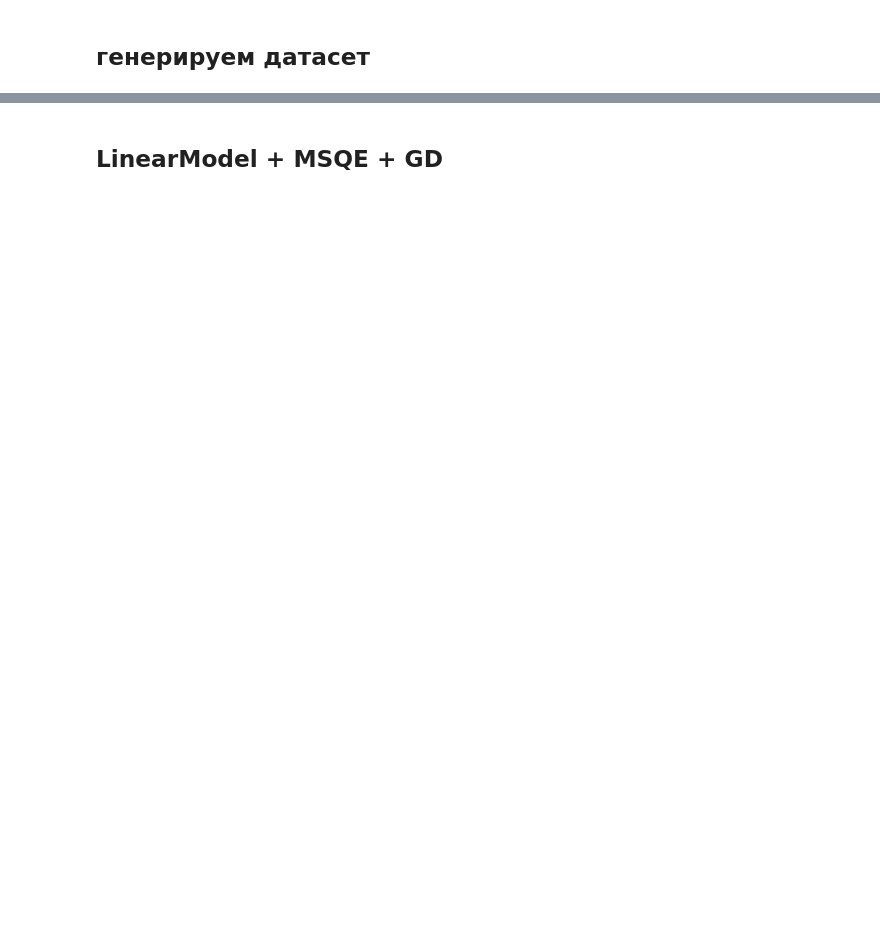
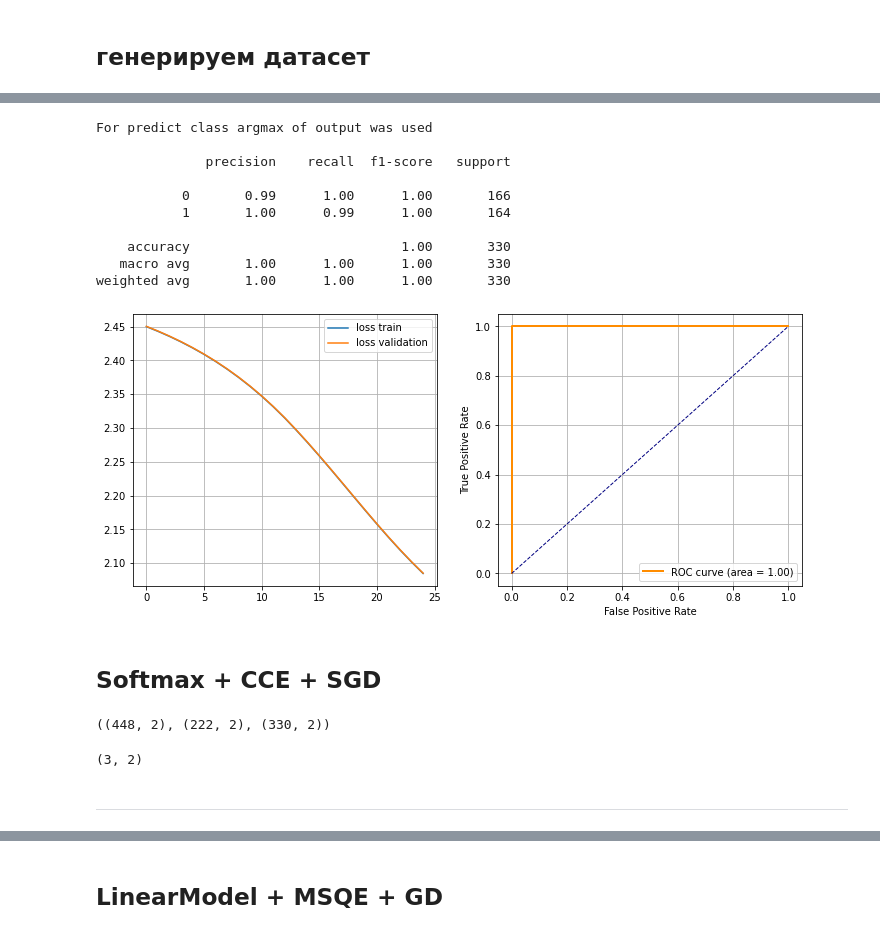
Before and after one commit to mechanoid5/ml_lib, a Jupyter notebook: classifier.ipynb, the cells around one changed output, grey strips where cells are left out. Saved outputs shown, nothing was run; the diff lists cells and outputs as text; code cells hidden in the pictures; blank space fills up the shorter version.

```diff
--- a/classifier.ipynb
+++ b/classifier.ipynb
@@ -62,0 +100,19 @@ ax2.grid()
+# %%
+from lib.loss.msqe import MSQE
+loss_train = MSQE(model)
+loss_val = MSQE(model)
+# %%
+from lib.optimizer.gd import GD
+from lib.optimizer.lrate import ConstLRA
+
+lra = ConstLRA(.1)
+
+model = GD(
+    loss=loss_train,
+    loss_val=loss_val,
+    lra=lra,
+).fit(
+    data_train=[X_train,y_train],
+    data_val=[X_val,y_val],
+    n_epoch=25,
+)
@@ -62,0 +122,47 @@ ax2.grid()
+# %%
+from lib.estimator.classifier import ClassifierEstimator # оценка классификатора
+# ClassifierEstimator(target,predict_score,loss_history)
+ClassifierEstimator(
+    target=target_test,
+    predict_score=model.predict(X_test),
+    loss_train_history=loss_train.history,
+    loss_val_history=loss_val.history,
+).estimate()
+# %% [output]
+For predict class argmax of output was used
+
+              precision    recall  f1-score   support
+
+           0       0.99      1.00      1.00       166
+           1       1.00      0.99      1.00       164
+
+    accuracy                           1.00       330
+   macro avg       1.00      1.00      1.00       330
+weighted avg       1.00      1.00      1.00       330
+[figure, added]
+# %% [markdown]
+## Softmax  + CCE + SGD
+# %%
+# преобразуем список меток к размерности выхода модели
+y_train, y_val, y_test = [ np.eye(t.max()+1)[t] for t in [ target_train, target_val, target_test ] ]
+# выход {0,+1}
+
+y_train.shape,y_val.shape,y_test.shape
+# %% [output]
+((448, 2), (222, 2), (330, 2))
+# %%
+from lib.model.linear import Softmax
+from lib.initiator.linear import NormalInitiatorLinearModel
+# from lib.initiator.linear import UniformInitiatorLinearModel
+
+model = Softmax(
+    # initiator=UniformInitiatorLinearModel(
+    initiator=NormalInitiatorLinearModel(
+        input_size=X_train.shape[1],
+        output_size=y_train.shape[1],
+    )
+)
+
+model.weight.shape
+# %% [output]
+(3, 2)
@@ -62,0 +173,2 @@ ax2.grid()
+# %% [markdown]
+---
```
Also changed, not shown: parts of 85 cells of this notebook, 9 other files.
